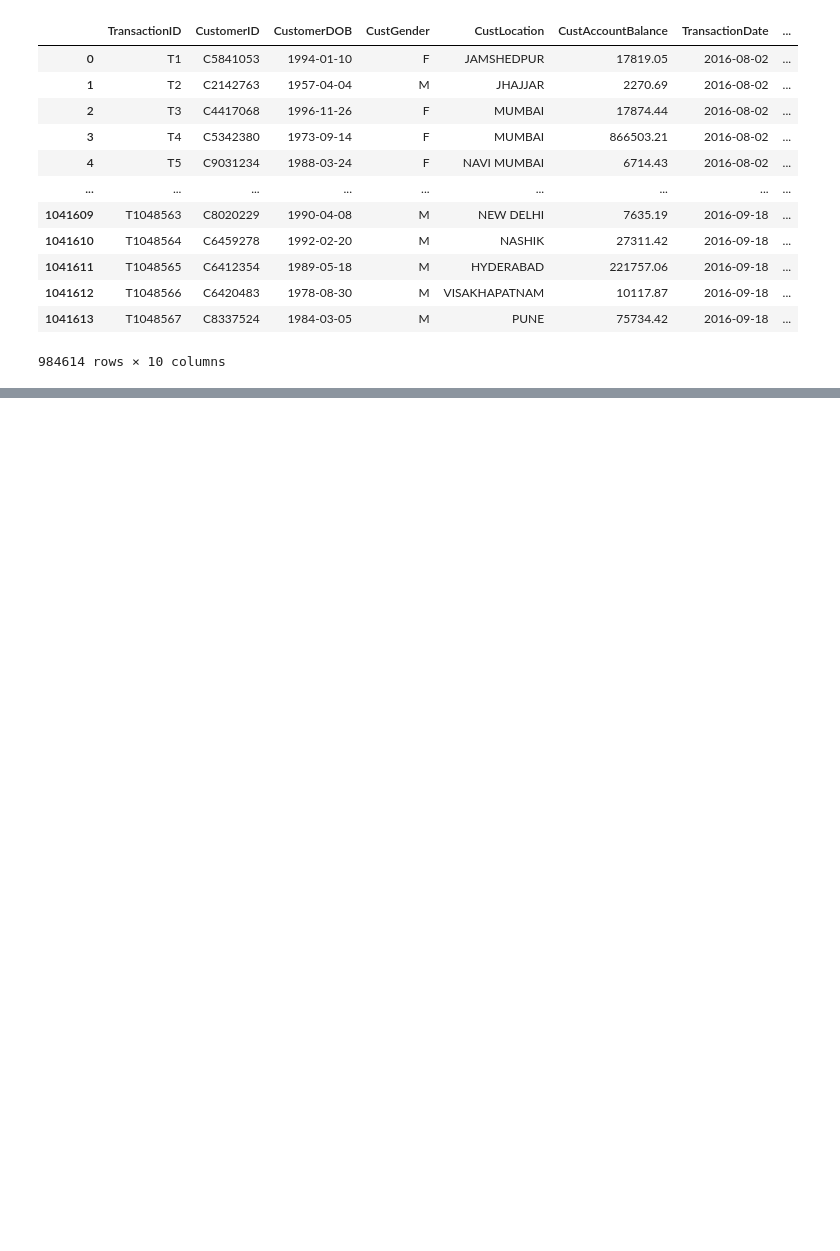
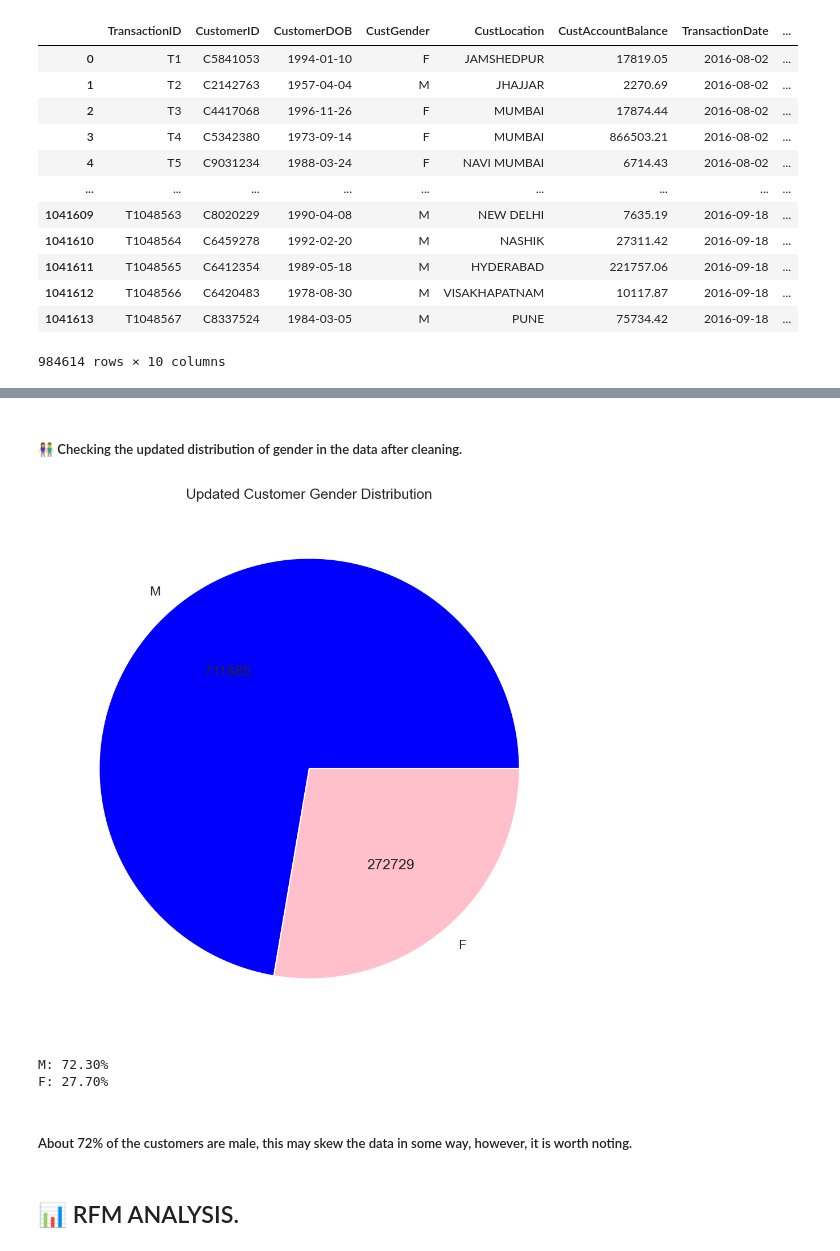
Before and after one commit to mosimii/banktrust-rfm-customer-segmentation, a Jupyter notebook: rfm_customer_segmentation_banktrust.ipynb, the cells around one changed output, grey strips where cells are left out. Saved outputs shown, nothing was run; the diff lists cells and outputs as text; code cells hidden in the pictures; blank space fills up the shorter version.

Commit message:
Implement RFM analysis with scoring and customer segmentation

```diff
--- a/rfm_customer_segmentation_banktrust.ipynb
+++ b/rfm_customer_segmentation_banktrust.ipynb
@@ -687,0 +736,47 @@ df_clean
+# %% [markdown]
+##### &#x1F46B; Checking the updated distribution of gender in the data after cleaning.
+# %%
+#checking the new distribution of gender data after cleaning
+updated_gender_counts = df_clean['CustGender'].value_counts()
+
+#defining colors
+colors = {'M': 'blue', 'F': 'pink'}
+
+#function to display actual counts on the pie chart
+def make_autopct(values):
+    def my_autopct(pct):
+        total = sum(values)
+        count = int(round(pct * total / 100.0))
+        return f'{count}'
+    return my_autopct
+
+#plotting
+plt.figure(dpi=150)
+plt.rcParams["figure.figsize"] = (4, 4)
+plt.pie(
+    updated_gender_counts.values,
+    labels=updated_gender_counts.index,
+    colors=[colors[g] for g in updated_gender_counts.index],
+    autopct=make_autopct(updated_gender_counts.values)
+)
+plt.title('Updated Customer Gender Distribution')
+plt.show()
+# %% [output]
+[figure, added]
+# %%
+#calculating total count
+total_count = updated_gender_counts.sum()
+
+#calculating the percentages
+gender_percentages = (updated_gender_counts / total_count) * 100
+
+#showing the percentages
+for gender, percentage in gender_percentages.items():
+    print(f'{gender}: {percentage:.2f}%')
+# %% [output]
+M: 72.30%
+F: 27.70%
+# %% [markdown]
+##### About 72% of the customers are male, this may skew the data in some way, however, it is worth noting.
+# %% [markdown]
+## 📊 RFM ANALYSIS.
```
Also changed, not shown: parts of 64 cells of this notebook.
